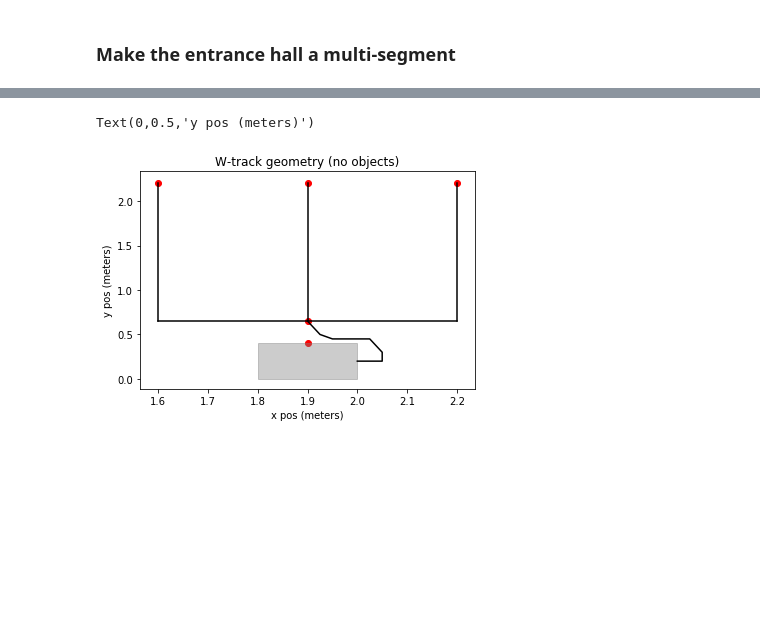
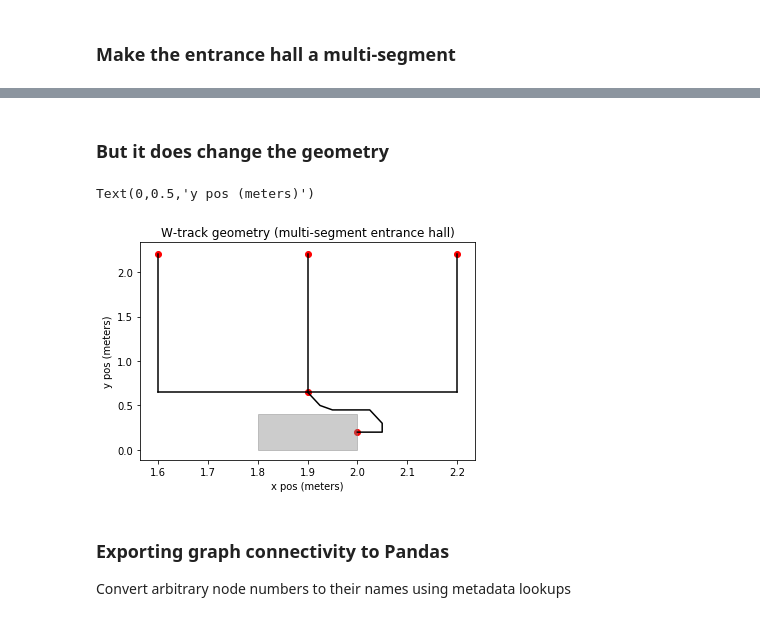
Before and after one commit to LorenFrankLab/franklab-nwb, a Jupyter notebook: behavioral_graph.ipynb, the cells around one changed output, grey strips where cells are left out. Drawn from its saved outputs; the diff is of its cells as text; code cells hidden in the pictures; blank space fills up the shorter version.

```diff
--- a/behavioral_graph.ipynb
+++ b/behavioral_graph.ipynb
@@ -287,26 +308,31 @@ H.nodes[sbd_idx]['coord'] = new_sb_door
+# %% [markdown]
+### But it does change the geometry
 # %%
 ax = plt.subplot(111)
-plt.title('W-track geometry (no objects)')
+plt.title('W-track geometry (multi-segment entrance hall)')
 for n, attrs in list(H.nodes.data()):
     if attrs['kind']=='point':
         coord = attrs['coord']
         plt.scatter([coord[0]], [coord[1]], color='r')
     if attrs['kind']=='segment':
         start, end = attrs['segment']
         plt.plot([start[0], end[0]], [start[1], end[1]], color='k')
     if attrs['kind']=='area':
         poly = attrs['polygon']
         xs = [e[0] for e in poly]
         ys = [e[1] for e in poly]
         plt.fill(xs, ys, color='grey', alpha=0.4)
     if attrs['kind']=='multi_segment':
         multi_seg = attrs['segment']
         xs = [e[0] for e in multi_seg]
         ys = [e[1] for e in multi_seg]
         plt.plot(xs, ys, color='k')
 
 plt.xlabel('x pos (meters)')
 plt.ylabel('y pos (meters)')
 # %% [output]
 Text(0,0.5,'y pos (meters)')
-[figure, old version]
+[figure, new version]
+# %% [markdown]
+### Exporting graph connectivity to Pandas
+Convert arbitrary node numbers to their names using metadata lookups
```
Also changed, not shown: parts of 10 cells of this notebook.
